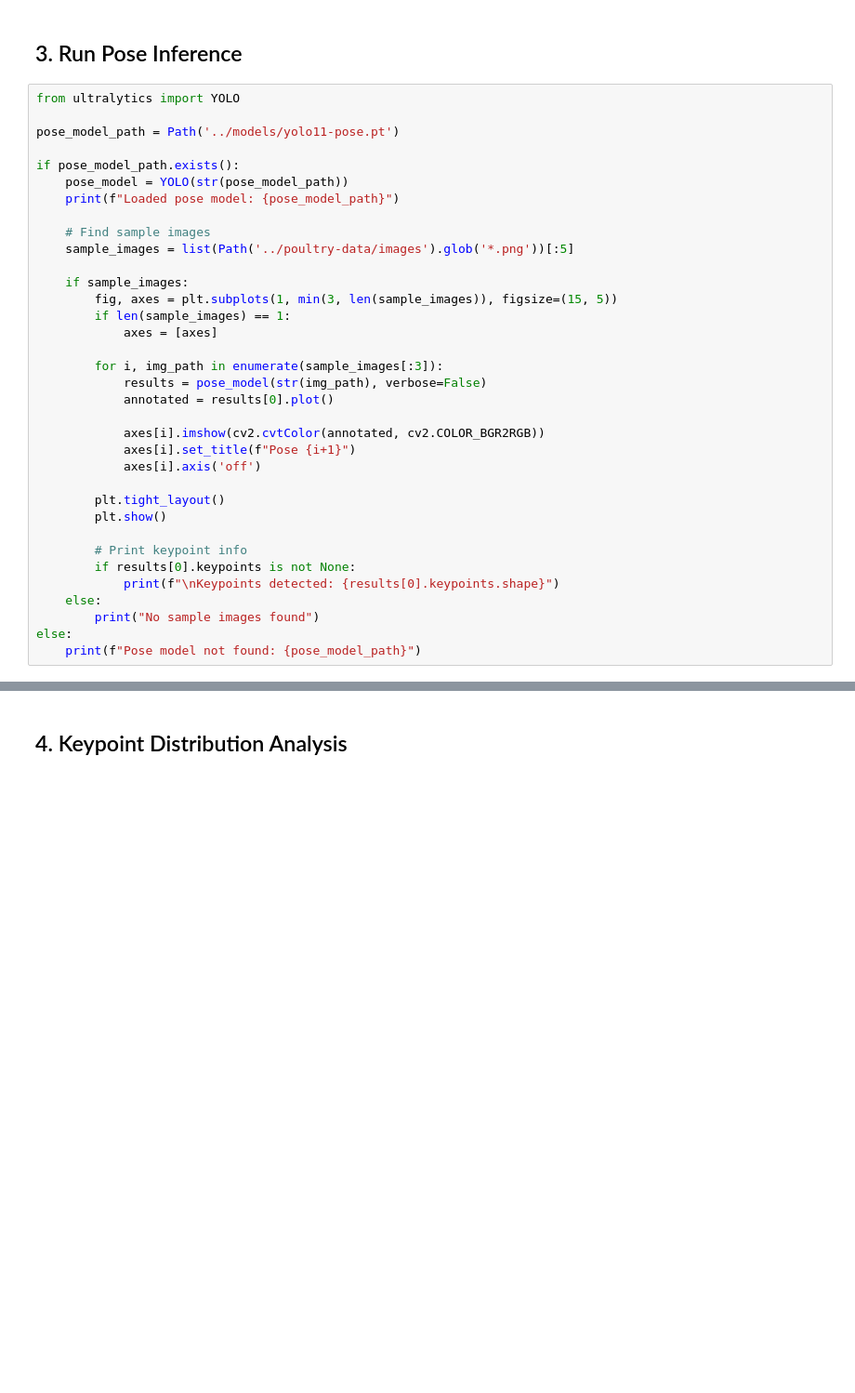
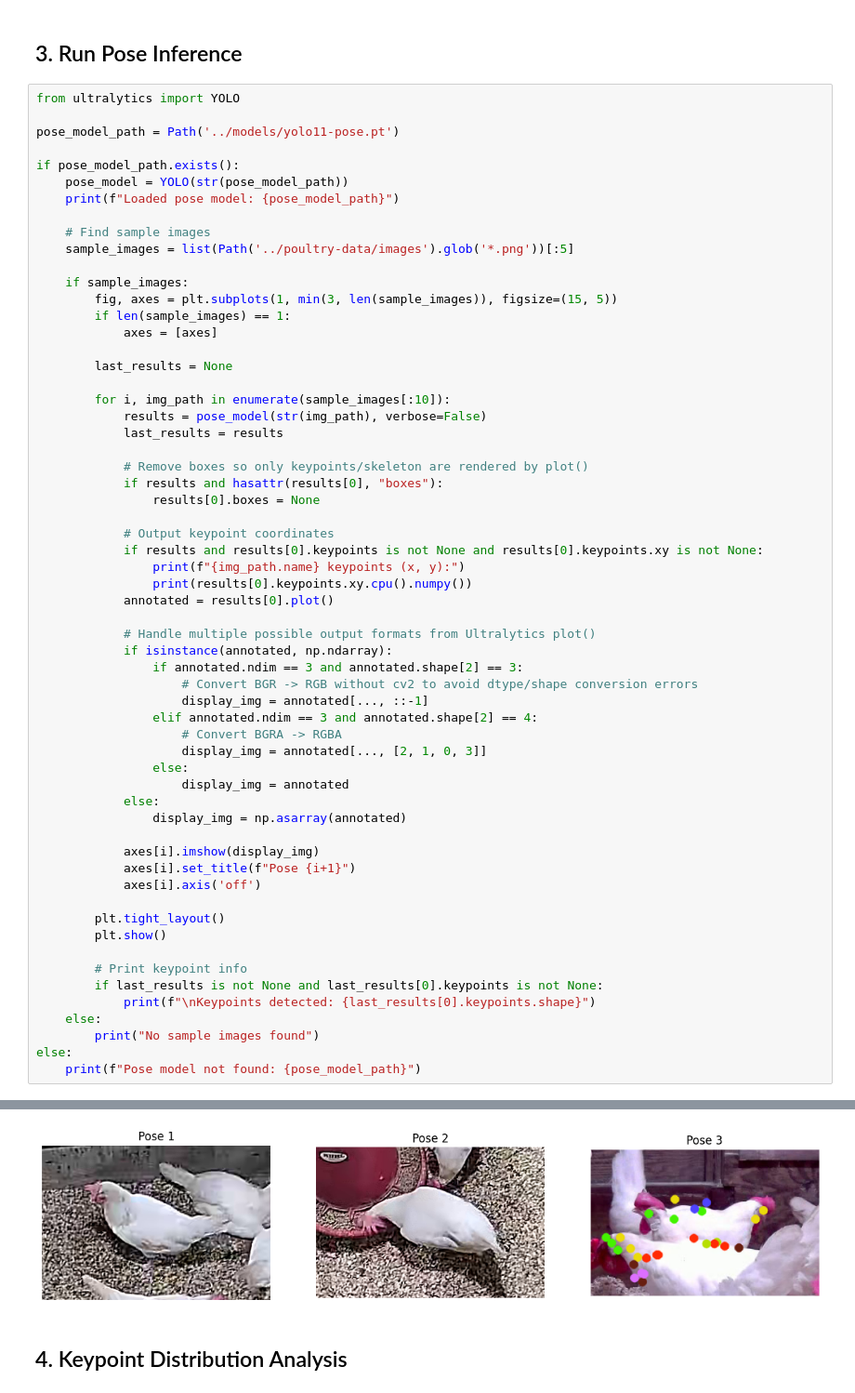
Before and after one commit to sunsmarterjie/yolov12, a Jupyter notebook: notebooks/04_pose_estimation_analysis.ipynb, the cells around one changed output, grey strips where cells are left out. Shown at 93% size. Cells and saved outputs as stored; diff of their text form; blank space fills up the shorter version.

```diff
--- a/notebooks/04_pose_estimation_analysis.ipynb
+++ b/notebooks/04_pose_estimation_analysis.ipynb
@@ -107,11 +132,36 @@ if pose_model_path.exists():
         if len(sample_images) == 1:
             axes = [axes]
 
-        for i, img_path in enumerate(sample_images[:3]):
+        last_results = None
+
+        for i, img_path in enumerate(sample_images[:10]):
             results = pose_model(str(img_path), verbose=False)
+            last_results = results
+
+            # Remove boxes so only keypoints/skeleton are rendered by plot()
+            if results and hasattr(results[0], "boxes"):
+                results[0].boxes = None
+
+            # Output keypoint coordinates
+            if results and results[0].keypoints is not None and results[0].keypoints.xy is not None:
+                print(f"{img_path.name} keypoints (x, y):")
+                print(results[0].keypoints.xy.cpu().numpy())
             annotated = results[0].plot()
 
-            axes[i].imshow(cv2.cvtColor(annotated, cv2.COLOR_BGR2RGB))
+            # Handle multiple possible output formats from Ultralytics plot()
+            if isinstance(annotated, np.ndarray):
+                if annotated.ndim == 3 and annotated.shape[2] == 3:
+                    # Convert BGR -> RGB without cv2 to avoid dtype/shape conversion errors
+                    display_img = annotated[..., ::-1]
+                elif annotated.ndim == 3 and annotated.shape[2] == 4:
+                    # Convert BGRA -> RGBA
+                    display_img = annotated[..., [2, 1, 0, 3]]
+                else:
+                    display_img = annotated
+            else:
+                display_img = np.asarray(annotated)
+
+            axes[i].imshow(display_img)
             axes[i].set_title(f"Pose {i+1}")
             axes[i].axis('off')
 
@@ -119,9 +169,10 @@ if pose_model_path.exists():
         plt.show()
 
         # Print keypoint info
-        if results[0].keypoints is not None:
-            print(f"\nKeypoints detected: {results[0].keypoints.shape}")
+        if last_results is not None and last_results[0].keypoints is not None:
+            print(f"\nKeypoints detected: {last_results[0].keypoints.shape}")
     else:
         print("No sample images found")
 else:
     print(f"Pose model not found: {pose_model_path}")
+# %% [output]
@@ -128,3 +197,4 @@ else:
+[figure, added]
 # %% [markdown]
 ## 4. Keypoint Distribution Analysis
 # %%
```
Also changed, not shown: parts of 5 cells of this notebook, 5 other files.
